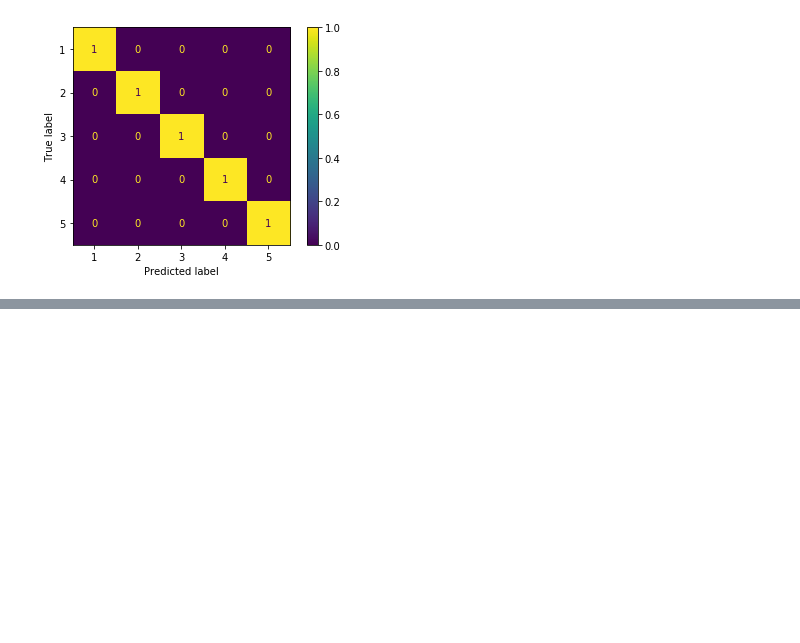
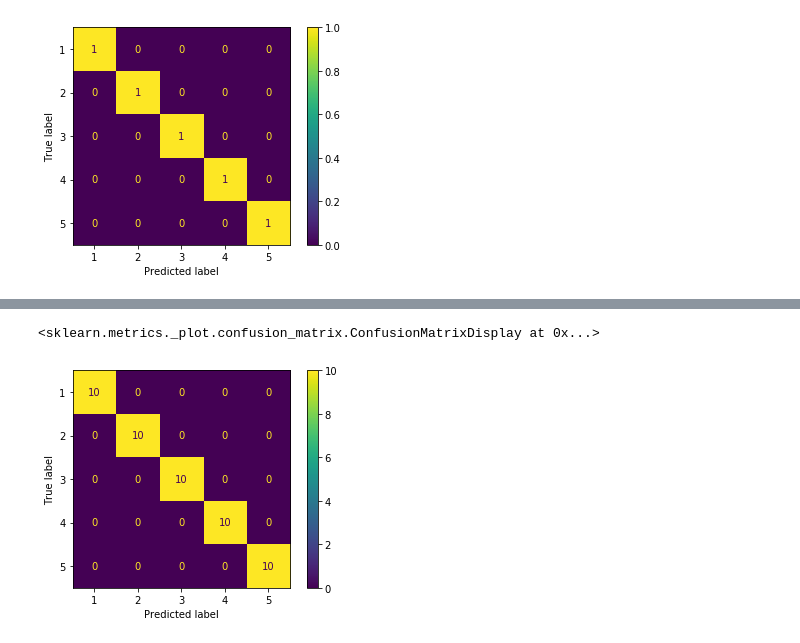
Before and after one commit to omarimran2000/Machine-Learning-for-Chirp-Detection, a Jupyter notebook: CHIRP.ipynb, the cells around one changed output, grey strips where cells are left out. Drawn from its saved outputs; the diff is of its cells as text; code cells hidden in the pictures; blank space fills up the shorter version.

```diff
--- a/CHIRP.ipynb
+++ b/CHIRP.ipynb
@@ -187,0 +239,6 @@ plot_confusion_matrix(clf,X_test,y_test)
+# %%
+snr_5_tests = generate_test(-5)
+plot_confusion_matrix(clf,snr_5_tests[0],snr_5_tests[1])
+# %% [output]
+<sklearn.metrics._plot.confusion_matrix.ConfusionMatrixDisplay at 0x...>
+[figure, added]
```
Also changed, not shown: parts of 13 cells of this notebook.
